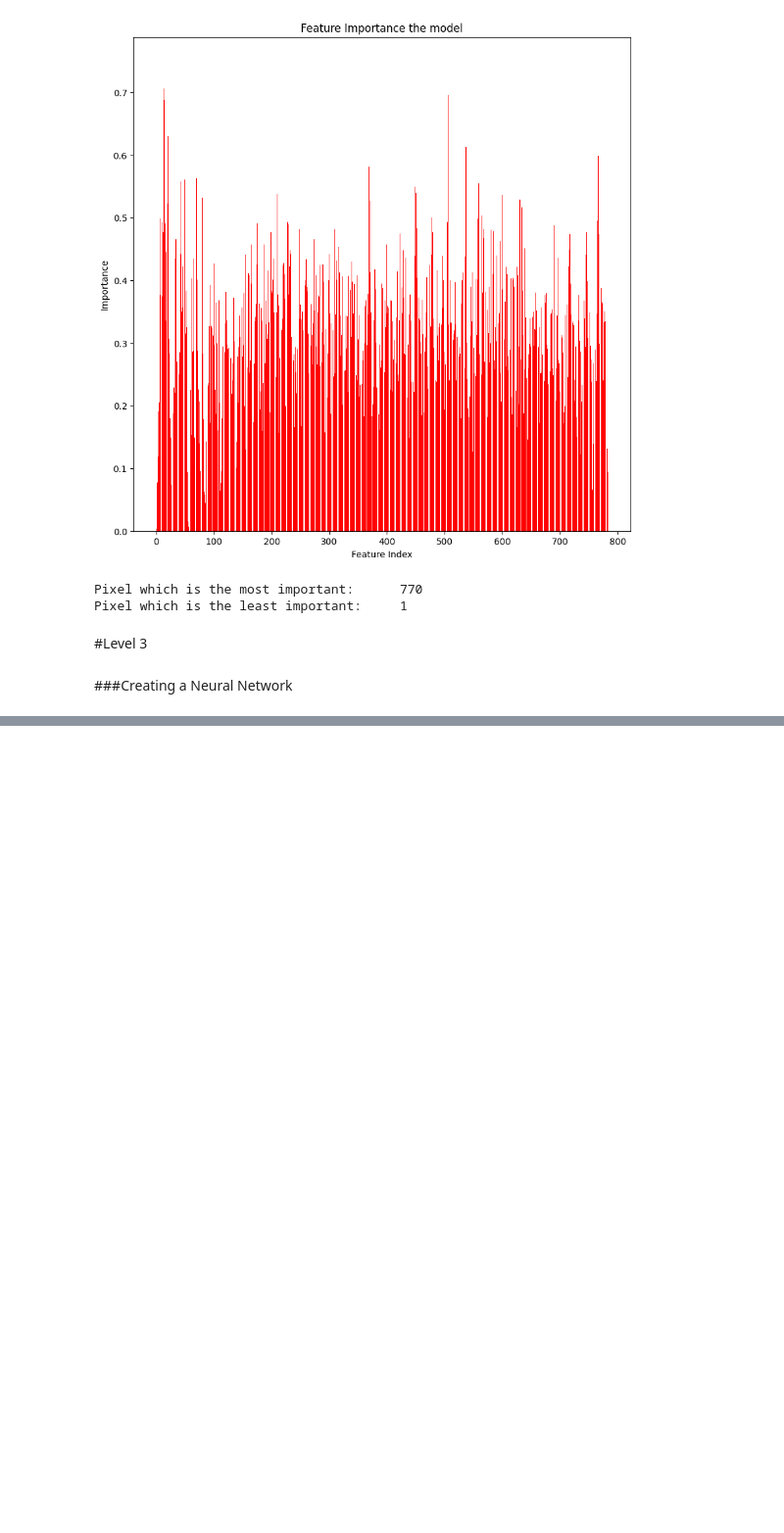
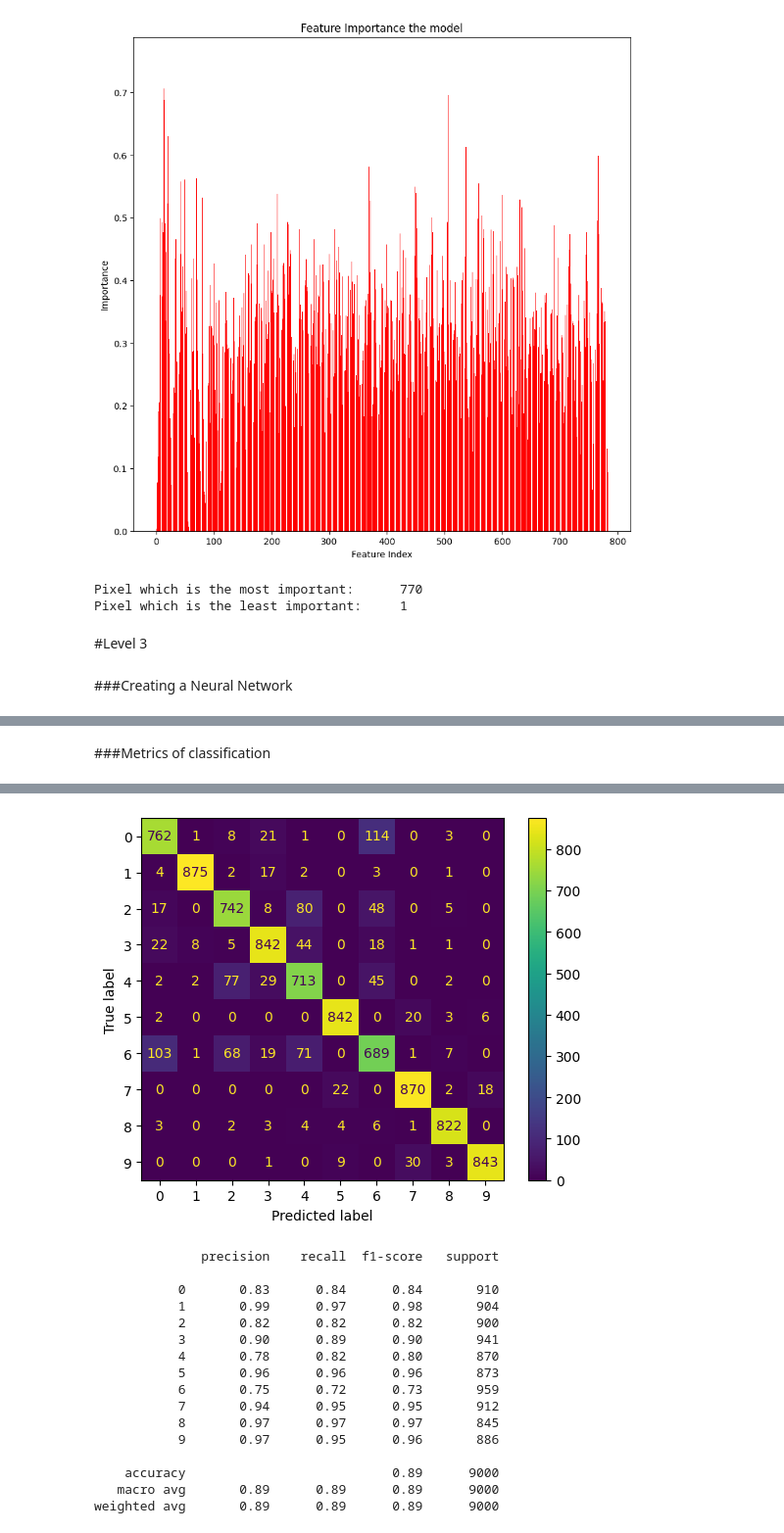
Before and after one commit to vishrav06/IEEE_CS_Task, a Jupyter notebook: Fashion_Items_Classification.ipynb, the cells around one changed output, grey strips where cells are left out. Shown at 98% size. Cells and saved outputs as stored; diff of their text form; code cells hidden in the pictures; blank space fills up the shorter version.

```diff
--- a/Fashion_Items_Classification.ipynb
+++ b/Fashion_Items_Classification.ipynb
@@ -289,0 +345,13 @@ from tensorflow.keras.layers import Dense, Input,
+# %% [markdown]
+###Metrics of classification
+# %%
+from sklearn.metrics import accuracy_score, confusion_matrix, ConfusionMatrixDisplay, classification_report
+y_pred = model2.predict(x_test)
+y_pred = np.argmax(y_pred, axis=1)
+print(accuracy_score(y_test, y_pred))
+cm = confusion_matrix(y_test, y_pred)
+disp = ConfusionMatrixDisplay(confusion_matrix=cm)
+disp.plot()
+plt.show()
+print(classification_report(y_test, y_pred))
+# %% [output]
@@ -289,0 +360,17 @@ from tensorflow.keras.layers import Dense, Input,
+[figure, added]
+              precision    recall  f1-score   support
+
+           0       0.83      0.84      0.84       910
+           1       0.99      0.97      0.98       904
+           2       0.82      0.82      0.82       900
+           3       0.90      0.89      0.90       941
+           4       0.78      0.82      0.80       870
+           5       0.96      0.96      0.96       873
+           6       0.75      0.72      0.73       959
+           7       0.94      0.95      0.95       912
+           8       0.97      0.97      0.97       845
+           9       0.97      0.95      0.96       886
+
+    accuracy                           0.89      9000
+   macro avg       0.89      0.89      0.89      9000
+weighted avg       0.89      0.89      0.89      9000
```
Also changed, not shown: parts of 14 cells of this notebook.
